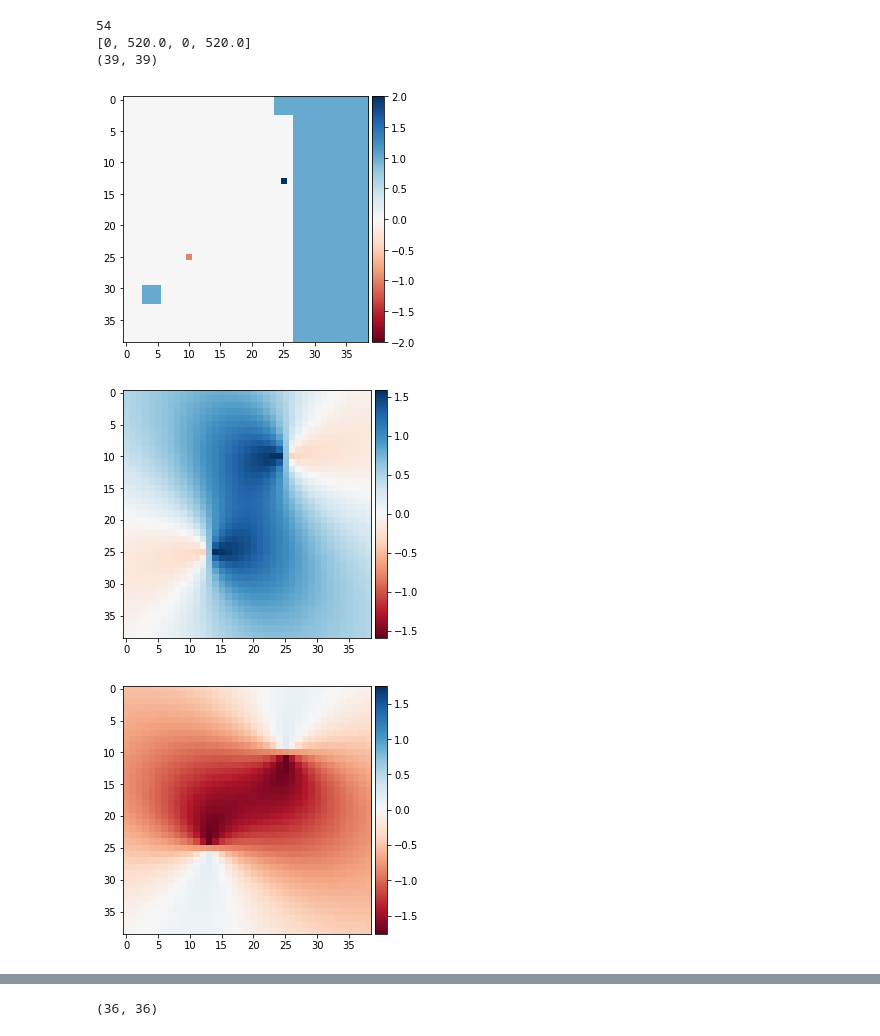
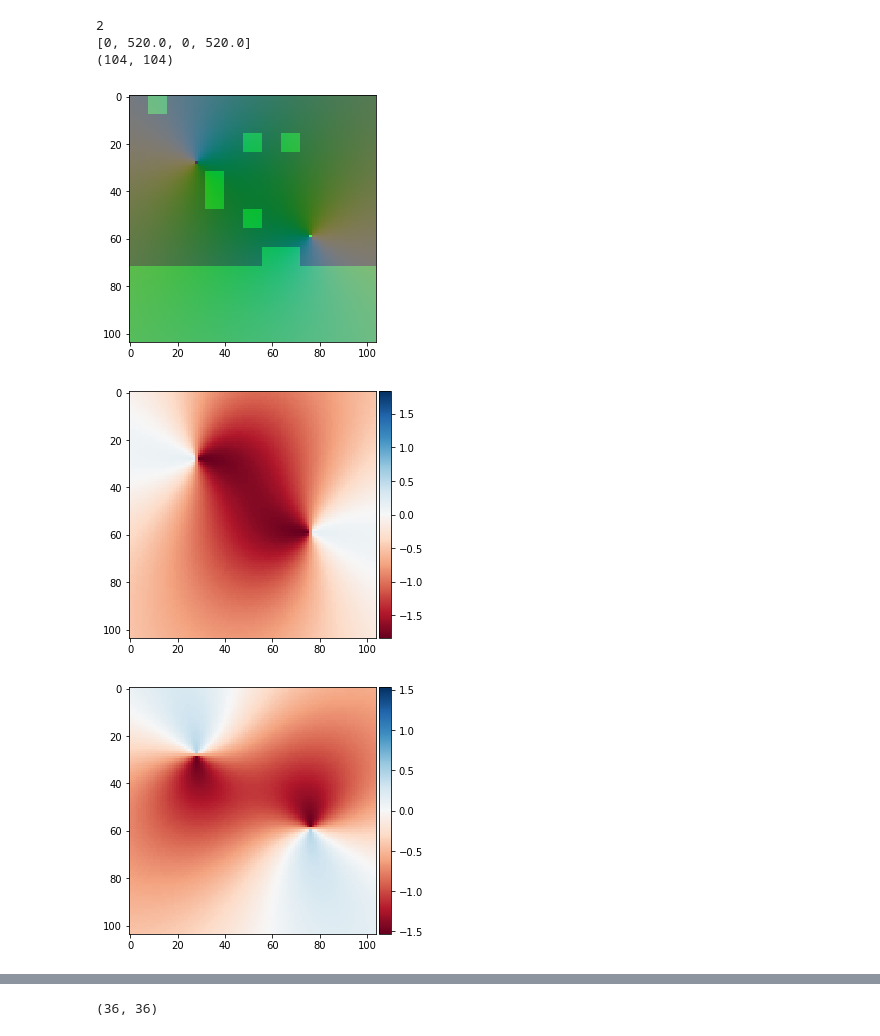
Before and after one commit to minerharry/AI_game_router, a Jupyter notebook: view_training_data.ipynb, the cells around one changed output, grey strips where cells are left out. Saved outputs shown, nothing was run; the diff lists cells and outputs as text; code cells hidden in the pictures.

```diff
--- a/view_training_data.ipynb
+++ b/view_training_data.ipynb
@@ -6,7 +6,7 @@ from skimage.io import imshow
 import random
 import math
 
-in_file = Path("data")/'gen_1530'
+in_file = Path("data")/'gen_1535.gz'
 
 dat = None;
 with open(in_file,'rb') as f:
@@ -32,45 +32,51 @@ end = dat[idx][0][0]['task_position'];
 end_idx = index_from_pos(end);
 im[end_idx[0],end_idx[1]] = -1;
 
 
 def f_x_grad(x,y,p1,p2):
   d1 = (x - p1[0])/max(0.1,dist(x,y,p1));
   d2 = (x - p2[0])/max(0.1,dist(x,y,p2));
   return d1-d2;
 
 def f_y_grad(x,y,p1,p2):
   d1 = (y-p1[1])/max(0.1,dist(x,y,p1));
   d2 = (y-p2[1])/max(0.1,dist(x,y,p2));
   return d1-d2;
 
 def f_smear(x,y,p1,p2):
   return 1/(dist(x,y,p1)+dist(x,y,p2));
 
 def dist(x,y,p):
   return math.sqrt((x-p[0])**2 + (y-p[1])**2)
 
 size = im.shape;
 x_grad = np.array([[f_x_grad(x,y,start_idx,end_idx) for x in range(size[0])] for y in range(size[1])]);
 y_grad = np.array([[f_y_grad(x,y,start_idx,end_idx) for x in range(size[0])] for y in range(size[1])]);
 smear = np.array([[f_smear(x,y,start_idx,end_idx) for x in range(size[0])] for y in range(size[1])]);
 
 print(bounds);
 
 print(im.shape)
-imshow(im);
+# imshow(im);
+
+planes = np.array((x_grad,im.transpose(),y_grad));
+planes = (planes - min(0,planes.min()));
+planes = planes/planes.max();
+
+imshow(np.stack(planes,axis=2));
 # %% [output]
-54
+2
 [0, 520.0, 0, 520.0]
-(39, 39)
+(104, 104)
-[figure, old version]
+[figure, new version]
 # %%
 imshow(x_grad);
 # %% [output]
-[figure, old version]
+[figure, new version]
 # %%
 imshow(y_grad);
 # %% [output]
-[figure, old version]
+[figure, new version]
 # %%
 imshow(smear);
 # %% [output]
```
Also changed, not shown: parts of 1 cell of this notebook, 9 other files.
